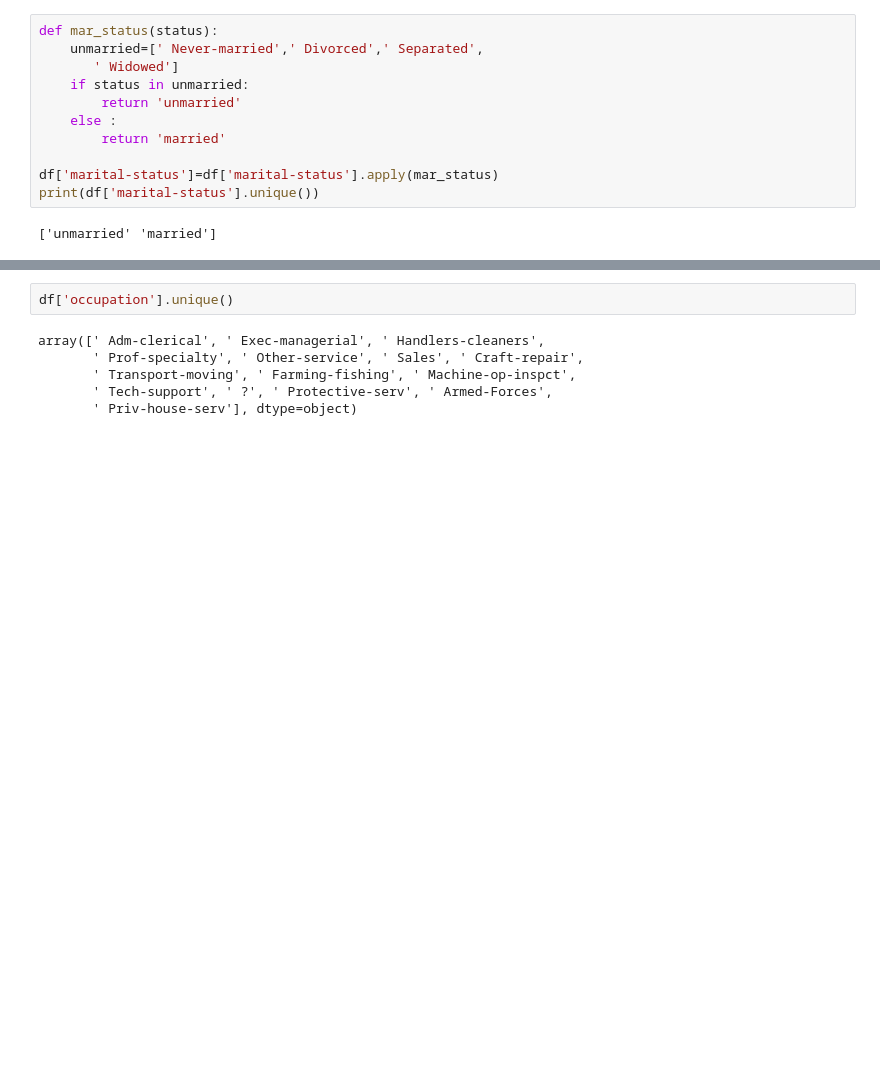
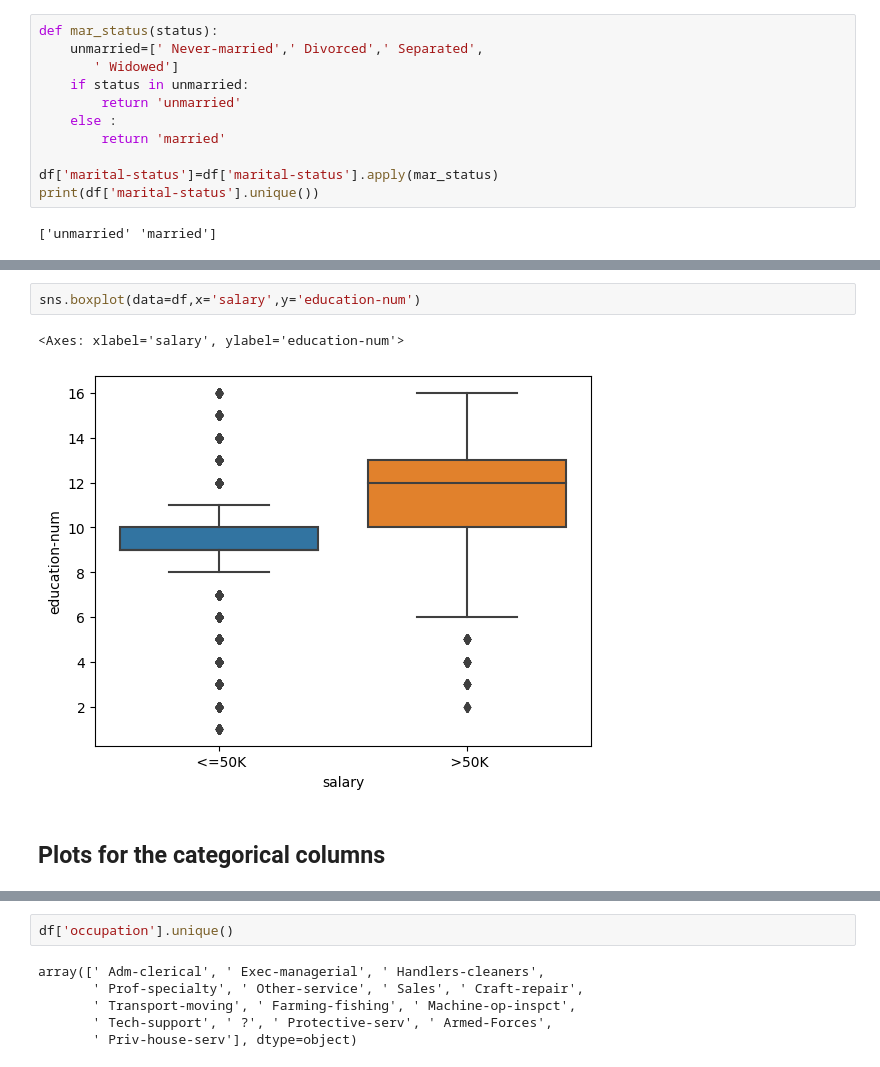
Before and after one commit to Adroit10/AdultCensus_IncomePrediction, a Jupyter notebook: notebooks/EDA.ipynb, the cells around one changed output, grey strips where cells are left out. Cells and saved outputs as stored; diff of their text form; blank space fills up the shorter version.

```diff
--- a/notebooks/EDA.ipynb
+++ b/notebooks/EDA.ipynb
@@ -272 +229,8 @@ Name: marital-status, dtype: int64
+# %%
+sns.boxplot(data=df,x='salary',y='education-num')
+# %% [output]
+<Axes: xlabel='salary', ylabel='education-num'>
+[figure, added]
+# %% [markdown]
+## Plots for the categorical columns
 # %%
```
Also changed, not shown: parts of 93 cells of this notebook, 4 other files.
